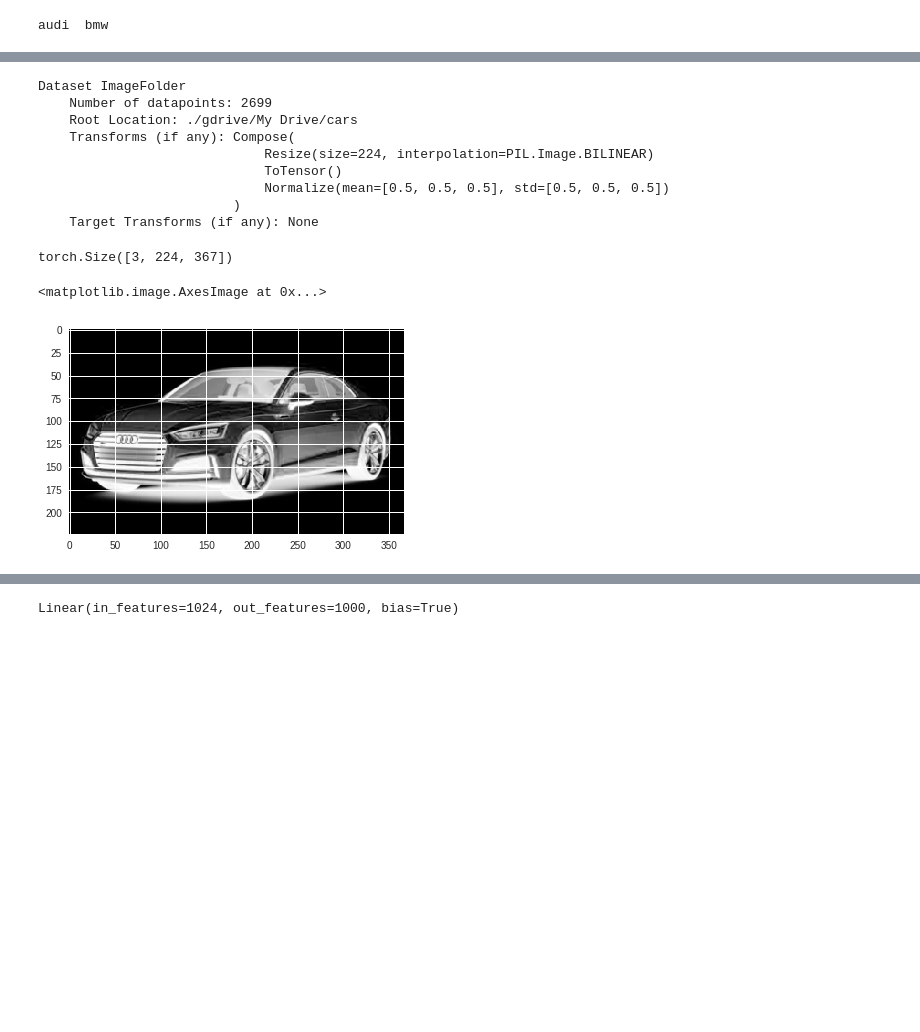
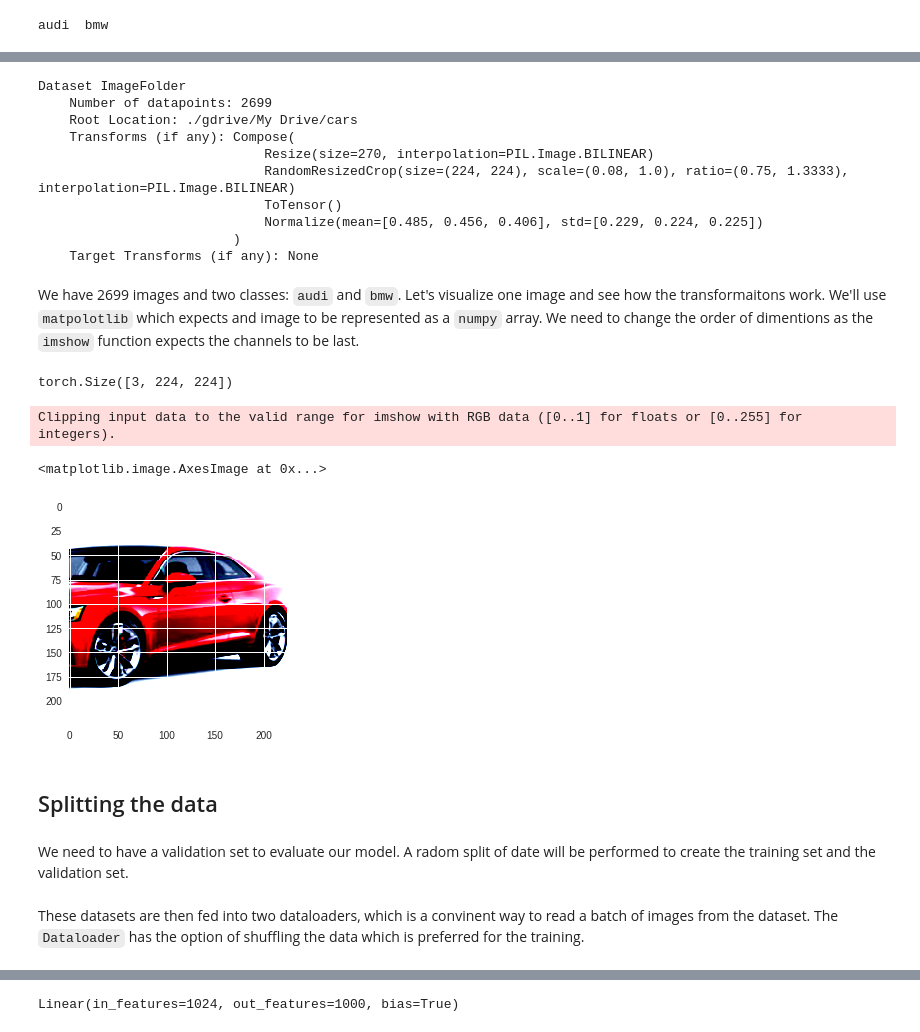
Before and after one commit to feras-oughali/Notebooks, a Jupyter notebook: cars_classifier_pytorch.ipynb, the cells around one changed output, grey strips where cells are left out. Cells and saved outputs as stored; diff of their text form; code cells hidden in the pictures; blank space fills up the shorter version.

```diff
--- a/cars_classifier_pytorch.ipynb
+++ b/cars_classifier_pytorch.ipynb
@@ -24,4 +53,5 @@ audi  bmw
 # %%
-train_transforms = transforms.Compose([transforms.Resize(224),
+train_transforms = transforms.Compose([transforms.Resize(270),
+                                       transforms.RandomResizedCrop((224,224)),
                                        transforms.ToTensor(),
-                                      transforms.Normalize([0.5,0.5,0.5],[0.5,0.5,0.5])])
+                                      transforms.Normalize([0.485, 0.456, 0.406],[0.229, 0.224, 0.225])])
@@ -34,22 +66,33 @@ Dataset ImageFolder
     Number of datapoints: 2699
     Root Location: ./gdrive/My Drive/cars
     Transforms (if any): Compose(
-                             Resize(size=224, interpolation=PIL.Image.BILINEAR)
+                             Resize(size=270, interpolation=PIL.Image.BILINEAR)
+                             RandomResizedCrop(size=(224, 224), scale=(0.08, 1.0), ratio=(0.75, 1.3333), interpolation=PIL.Image.BILINEAR)
                              ToTensor()
-                             Normalize(mean=[0.5, 0.5, 0.5], std=[0.5, 0.5, 0.5])
+                             Normalize(mean=[0.485, 0.456, 0.406], std=[0.229, 0.224, 0.225])
                          )
     Target Transforms (if any): None
+# %% [markdown]
+We have 2699 images and two classes: `audi` and `bmw`.
+Let's visualize one image and see how the transformaitons work. We'll use `matpolotlib` which expects and image to be represented as a `numpy` array. We need to change the order of dimentions as the `imshow` function expects the channels to be last.
 # %%
 img, label = data[0]
 # %%
 img.shape
 # %% [output]
-torch.Size([3, 224, 367])
+torch.Size([3, 224, 224])
 # %%
-plt.imshow(img.numpy()[0])
+plt.imshow(np.transpose(img, (1, 2, 0)))
 # %% [output]
-<matplotlib.image.AxesImage at 0x...>
+Clipping input data to the valid range for imshow with RGB data ([0..1] for floats or [0..255] for integers).
+<matplotlib.image.AxesImage at 0x...>
-[figure, old version]
+[figure, new version]
+# %% [markdown]
+## Splitting the data
+# %% [markdown]
+We need to have a validation set to evaluate our model. A radom split of date will be performed to create the training set and the validation set.
 # %%
 train, test = torch.utils.data.random_split(data, [2000, len(data)-2000])
+# %% [markdown]
+These datasets are then fed into two dataloaders, which is a convinent way to read a batch of images from the dataset. The `Dataloader` has the option of shuffling the data which is preferred for the training.
 # %%
```
Also changed, not shown: parts of 51 cells of this notebook.
